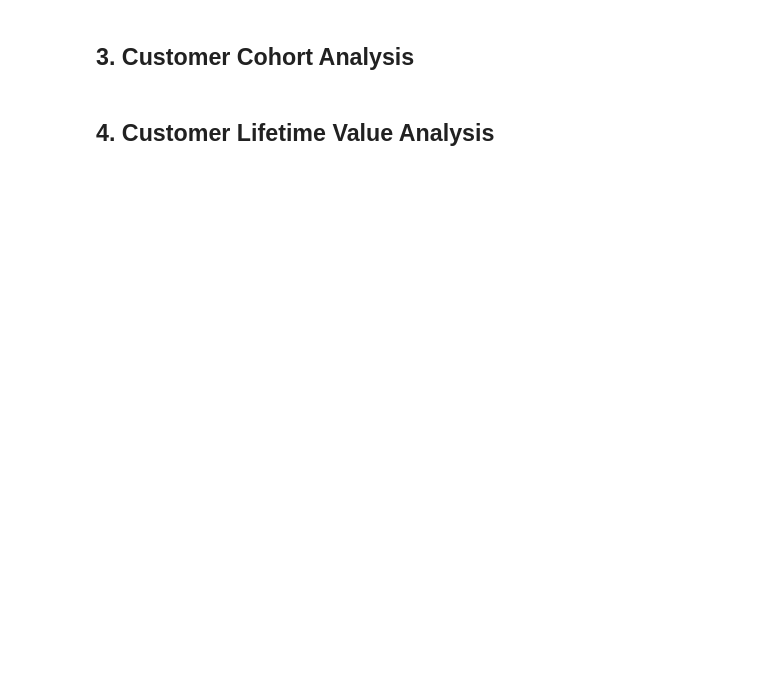
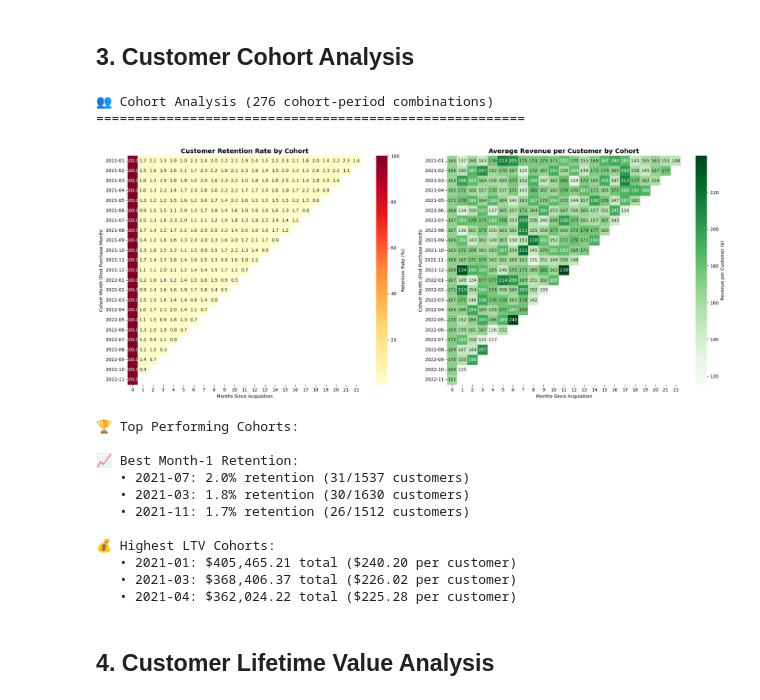
Before and after one commit to ashwin2912/marketing-analytics-pipeline, a Jupyter notebook: notebooks/business_analysis_dashboard.ipynb, the cells around one changed output. Saved outputs shown, nothing was run; the diff lists cells and outputs as text; code cells hidden in the pictures; blank space fills up the shorter version.

Commit message:
feat: Business Analysis Notebook operational

```diff
--- a/notebooks/business_analysis_dashboard.ipynb
+++ b/notebooks/business_analysis_dashboard.ipynb
@@ -133,18 +156,18 @@ print(f"   • Average Monthly Customers: {monthly_metrics['unique_customers'].m
 # %% [markdown]
 ## 3. Customer Cohort Analysis
 # %%
-# Load cohort analysis data
+# Load cohort analysis data with correct column names
 cohort_data = pd.read_sql_query("""
     SELECT
         cohort_month,
-        period_number,
-        customers_in_cohort,
-        customers_returned,
-        retention_rate,
-        cumulative_revenue,
-        avg_revenue_per_customer
+        months_since_acquisition as period_number,
+        cohort_size as customers_in_cohort,
+        active_customers as customers_returned,
+        retention_rate_percent as retention_rate,
+        total_sales as cumulative_revenue,
+        avg_order_value as avg_revenue_per_customer
     FROM cohort_analysis
-    ORDER BY cohort_month, period_number
+    ORDER BY cohort_month, months_since_acquisition
 """, business_conn)
 
 print(f"👥 Cohort Analysis ({len(cohort_data)} cohort-period combinations)")
@@ -160,37 +183,52 @@ fig, (ax1, ax2) = plt.subplots(1, 2, figsize=(20, 8))
 # Retention rate heatmap
 sns.heatmap(cohort_table, annot=True, fmt='.1f', cmap='YlOrRd', ax=ax1, cbar_kws={'label': 'Retention Rate (%)'})
 ax1.set_title('Customer Retention Rate by Cohort', fontsize=14, fontweight='bold')
-ax1.set_xlabel('Period Number (Months Since First Purchase)')
+ax1.set_xlabel('Months Since Acquisition')
 ax1.set_ylabel('Cohort Month (First Purchase Month)')
 
 # Revenue per customer heatmap
 revenue_table = cohort_data.pivot_table(index='cohort_month',
                                          columns='period_number',
                                          values='avg_revenue_per_customer')
 
 sns.heatmap(revenue_table, annot=True, fmt='.0f', cmap='Greens', ax=ax2, cbar_kws={'label': 'Revenue per Customer ($)'})
 ax2.set_title('Average Revenue per Customer by Cohort', fontsize=14, fontweight='bold')
-ax2.set_xlabel('Period Number (Months Since First Purchase)')
+ax2.set_xlabel('Months Since Acquisition')
 ax2.set_ylabel('Cohort Month (First Purchase Month)')
 
 plt.tight_layout()
 plt.show()
 
 # Best performing cohorts
 print("\n🏆 Top Performing Cohorts:")
 
 # Best Month 1 retention
 month1_retention = cohort_data[cohort_data['period_number'] == 1].nlargest(3, 'retention_rate')
 print("\n📈 Best Month-1 Retention:")
 for _, row in month1_retention.iterrows():
     print(f"   • {row['cohort_month']}: {row['retention_rate']:.1f}% retention ({row['customers_returned']}/{row['customers_in_cohort']} customers)")
 
-# Highest LTV cohorts
+# Highest LTV cohorts (by total revenue)
 ltv_cohorts = cohort_data.groupby('cohort_month')['cumulative_revenue'].sum().nlargest(3)
 print("\n💰 Highest LTV Cohorts:")
 for cohort, revenue in ltv_cohorts.items():
     cohort_size = cohort_data[cohort_data['cohort_month'] == cohort]['customers_in_cohort'].iloc[0]
     print(f"   • {cohort}: ${revenue:,.2f} total (${revenue/cohort_size:.2f} per customer)")
+# %% [output]
+👥 Cohort Analysis (276 cohort-period combinations)
+=======================================================
+[figure, added]
+🏆 Top Performing Cohorts:
+
+📈 Best Month-1 Retention:
+   • 2021-07: 2.0% retention (31/1537 customers)
+   • 2021-03: 1.8% retention (30/1630 customers)
+   • 2021-11: 1.7% retention (26/1512 customers)
+
+💰 Highest LTV Cohorts:
+   • 2021-01: $405,465.21 total ($240.20 per customer)
+   • 2021-03: $368,406.37 total ($226.02 per customer)
+   • 2021-04: $362,024.22 total ($225.28 per customer)
 # %% [markdown]
 ## 4. Customer Lifetime Value Analysis
 # %%
```
Also changed, not shown: parts of 9 cells of this notebook.
